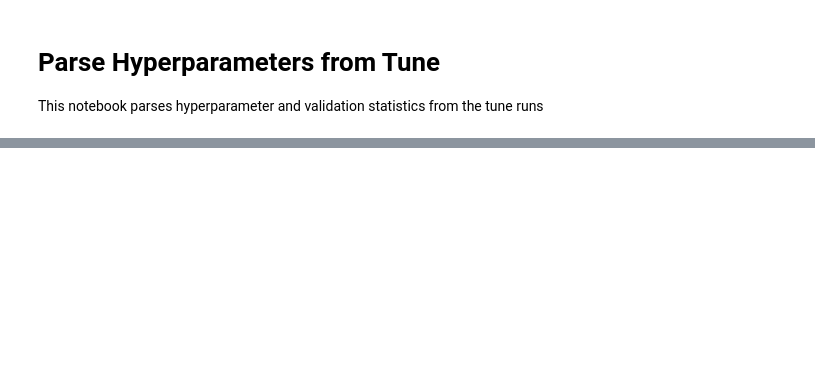
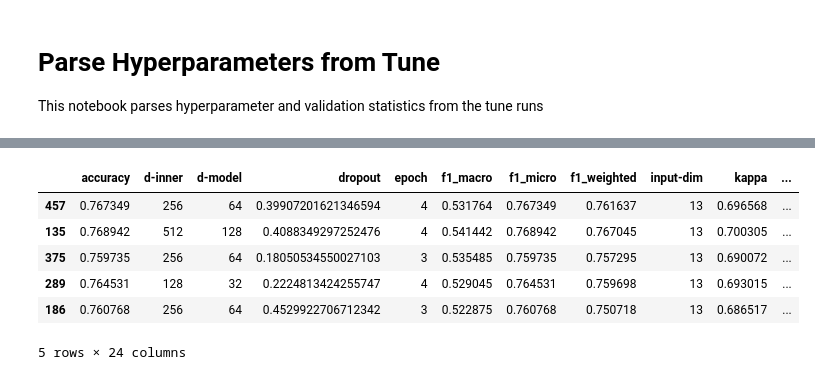
Before and after one commit to dl4sits/BreizhCrops, a Jupyter notebook: notebooks/Hyperparameter.ipynb, the cells around one changed output, grey strips where cells are left out. Drawn from its saved outputs; the diff is of its cells as text; code cells hidden in the pictures; blank space fills up the shorter version.

```diff
--- a/notebooks/Hyperparameter.ipynb
+++ b/notebooks/Hyperparameter.ipynb
@@ -70,3 +105,11 @@ tables["LSTM"].dropna(axis=1)
 # %%
-tables["TransformerEncoder"].dropna(axis=1)
+tables["TransformerEncoder"].dropna(axis=1).head(5)
+# %% [output]
+|  | accuracy | d-inner | d-model | dropout | epoch | f1_macro | f1_micro | f1_weighted | input-dim | kappa | ... |
+| 457 | 0.767349 | 256 | 64 | 0.39907201621346594 | 4 | 0.531764 | 0.767349 | 0.761637 | 13 | 0.696568 | ... |
+| 135 | 0.768942 | 512 | 128 | 0.4088349297252476 | 4 | 0.541442 | 0.768942 | 0.767045 | 13 | 0.700305 | ... |
+| 375 | 0.759735 | 256 | 64 | 0.18050534550027103 | 3 | 0.535485 | 0.759735 | 0.757295 | 13 | 0.690072 | ... |
+| 289 | 0.764531 | 128 | 32 | 0.2224813424255747 | 4 | 0.529045 | 0.764531 | 0.759698 | 13 | 0.693015 | ... |
+| 186 | 0.760768 | 256 | 64 | 0.4529922706712342 | 3 | 0.522875 | 0.760768 | 0.750718 | 13 | 0.686517 | ... |
+5 rows × 24 columns
 # %%
```
Also changed, not shown: parts of 20 cells of this notebook.
